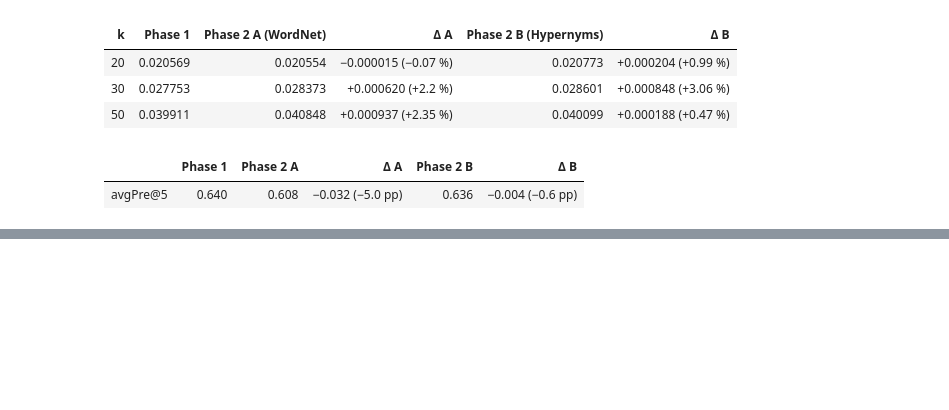
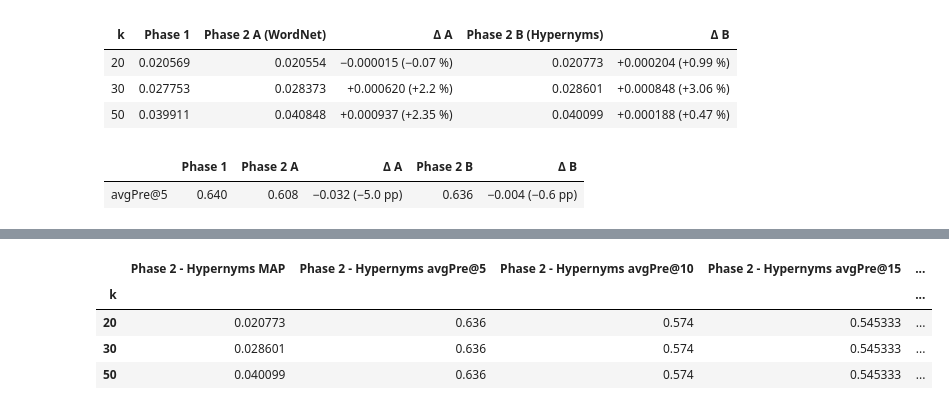
Before and after one commit to NIKOMAHOS/Information-Retrieval-Systems, a Jupyter notebook: notebooks/notebook_Phase_2.ipynb, the cells around one changed output, grey strips where cells are left out. Drawn from its saved outputs; the diff is of its cells as text; code cells hidden in the pictures; blank space fills up the shorter version.

```diff
--- a/notebooks/notebook_Phase_2.ipynb
+++ b/notebooks/notebook_Phase_2.ipynb
@@ -935,0 +1547,12 @@ _ = compare_phases(phases)
+# %%
+phases = {
+    "Phase 2 - Hypernyms": "../results/phase_2/average_metrics_top_{}_hypernyms.json",
+    "Phase 22 - Hypernyms": "../results/phase_22/average_metrics_top_{}_hypernyms.json"
+}
+compare_phases(phases)
+# %% [output]
+|  | Phase 2 - Hypernyms MAP | Phase 2 - Hypernyms avgPre@5 | Phase 2 - Hypernyms avgPre@10 | Phase 2 - Hypernyms avgPre@15 | ... |
+| k |  |  |  |  | ... |
+| 20 | 0.020773 | 0.636 | 0.574 | 0.545333 | ... |
+| 30 | 0.028601 | 0.636 | 0.574 | 0.545333 | ... |
+| 50 | 0.040099 | 0.636 | 0.574 | 0.545333 | ... |
```
Also changed, not shown: parts of 26 cells of this notebook, 32 other files.
